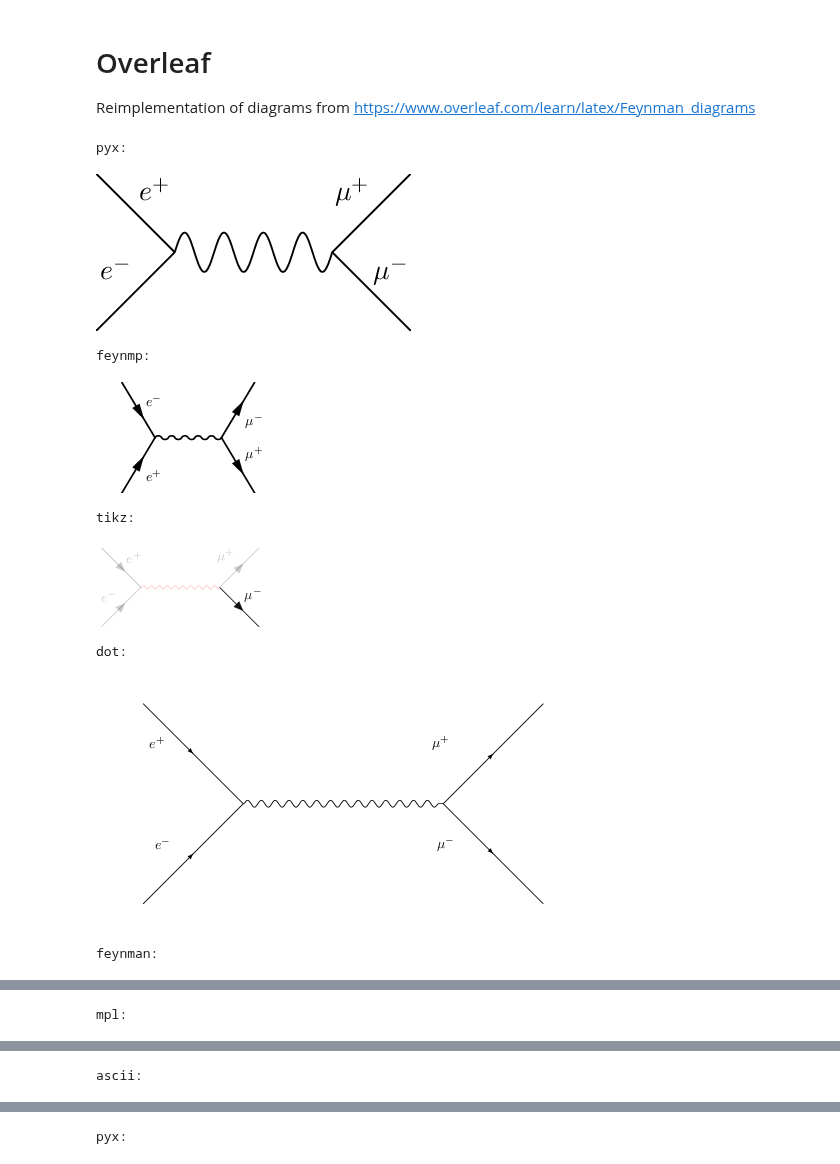
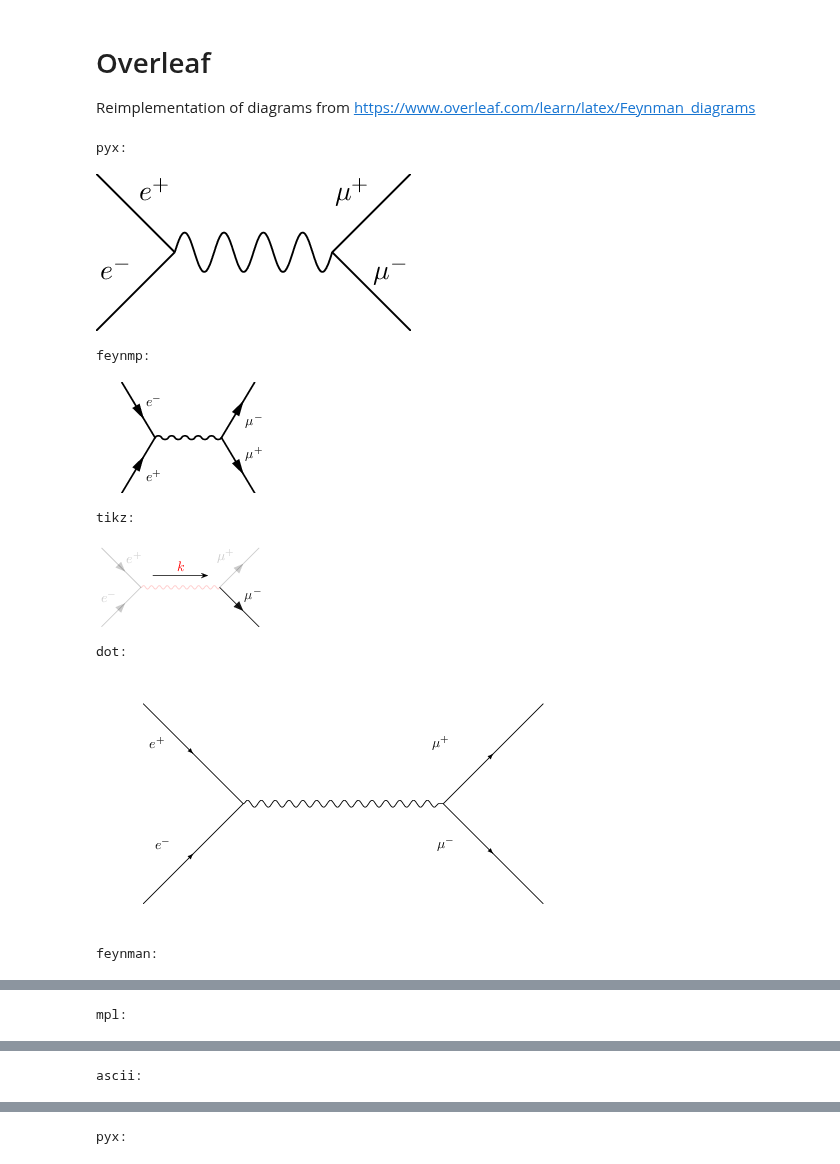
Before and after one commit to kpedro88/pyfeyn, a Jupyter notebook: docs/source/gallery/Overleaf/overleaf.ipynb, the cells around one changed output, grey strips where cells are left out. Saved outputs shown, nothing was run; the diff lists cells and outputs as text; code cells hidden in the pictures.

```diff
--- a/docs/source/gallery/Overleaf/overleaf.ipynb
+++ b/docs/source/gallery/Overleaf/overleaf.ipynb
@@ -9,25 +9,25 @@ from pyfeyn2.render.dot import feynman_adjust_points
 # %%
 v1 = Vertex().set_xy(-1, 0)
 v2 = Vertex().set_xy(1, 0)
 
 fd = FeynmanDiagram().add(
     v1,
     v2,
-    Propagator().connect(v1, v2).set_type("photon").put_style('opacity',0.2).put_style('color','red'),
+    Propagator().connect(v1, v2).set_type("photon").put_style('opacity',0.2).put_style('color','red').set_momentum("$k$"),
     Leg().set_target(v1).set_xy(-2, 1).set_type("fermion").set_incoming().set_label("$e^+$").put_style('opacity',0.2),
     Leg().set_target(v1).set_xy(-2, -1).set_type("fermion").set_incoming().set_label("$e^-$").put_style('opacity',0.2),
     Leg().set_target(v2).set_xy(2, 1).set_type("fermion").set_outgoing().set_label("$\\mu^+$").put_style('opacity',0.2),
     Leg().set_target(v2).set_xy(2, -1).set_type("fermion").set_outgoing().set_label("$\\mu^-$").put_style('opacity',0.9),
 )
 ar = AllRender(fd)
 ar.render()
 # %% [output]
 pyx:
 [figure]
 feynmp:
 [figure]
 tikz:
-[figure, old version]
+[figure, new version]
 dot:
 [figure]
 feynman:
```
Also changed, not shown: 33 other files.
